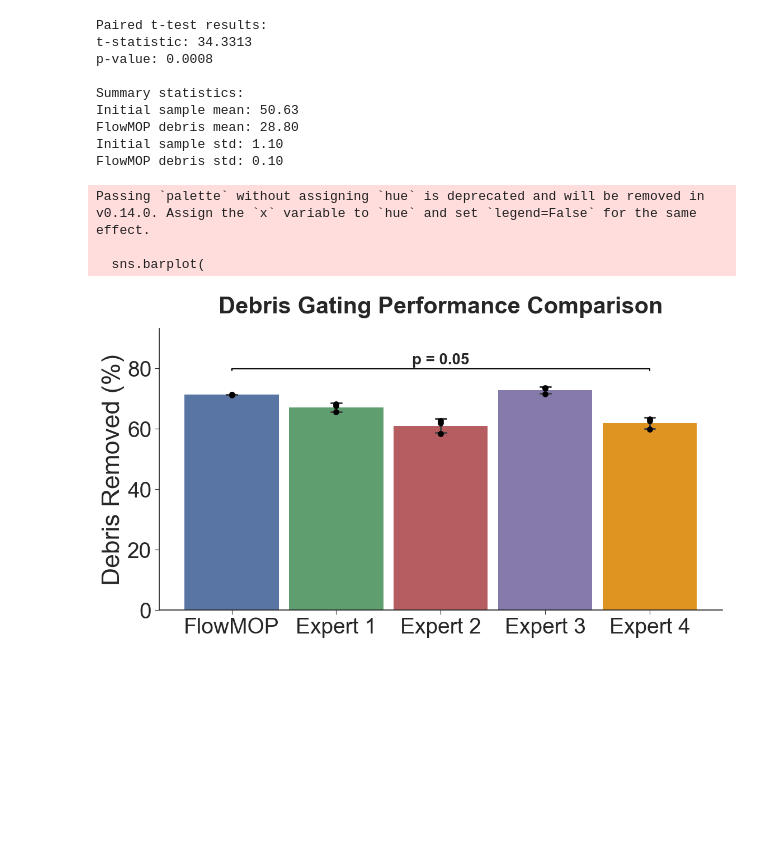
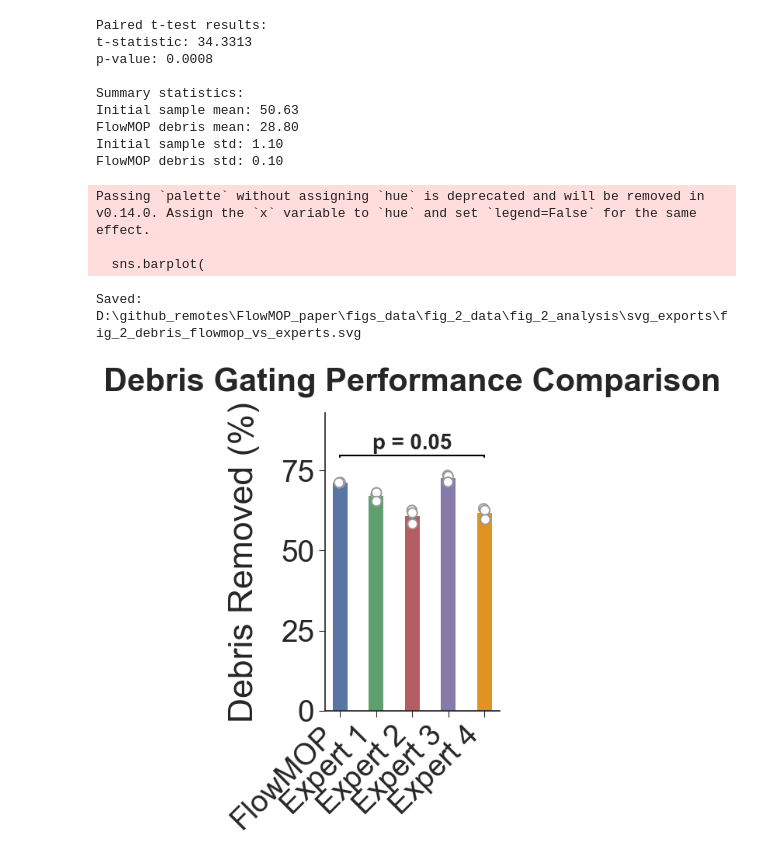
Before and after one commit to 1ordinateur/FlowMOP_paper, a Jupyter notebook: figs_data/fig_2_data/fig_2_analysis/fig_2_debris.ipynb, the cells around one changed output. Saved outputs shown, nothing was run; the diff lists cells and outputs as text; code cells hidden in the pictures; blank space fills up the shorter version.

Commit message:
figures updates

```diff
--- a/figs_data/fig_2_data/fig_2_analysis/fig_2_debris.ipynb
+++ b/figs_data/fig_2_data/fig_2_analysis/fig_2_debris.ipynb
@@ -198,9 +198,10 @@ n_tests = len(p_values)
 
 # -------- Plot styling and layout --------
 plt.style.use("seaborn-v0_8-ticks")
-fig, ax = plt.subplots(figsize=(12, 7))  # wide, short figure
+fig, ax = plt.subplots(figsize=(4.4, 9.6))  # tall, narrow figure
 
 palette = ["#4c72b0", "#55a868", "#c44e52", "#8172b2", "#ff9900"]
+palette_map = dict(zip(order, palette))
 
 # Bar plot with SD error bars
 sns.barplot(
@@ -211,22 +212,26 @@ sns.barplot(
     palette=palette,
     errorbar="sd",
     capsize=0.1,
-    width=0.9,            # <— fatter bars
+    width=0.40,
     ax=ax,
 )
 
-# Stripplot for individual points
+# Colored points per algorithm
 sns.stripplot(
     x="sampler_anonymized",
     y="removed_debris",
+    hue="sampler_anonymized",
     data=plot_df,
     order=order,
-    color="black",
-    size=7,
-    jitter=0,
+    hue_order=order,
+    palette={k: "white" for k in order},
+    dodge=False,
+    size=9,
+    jitter=0.03,
     ax=ax,
     edgecolor="gray",
-    linewidth=0.7,
+    linewidth=1.4,
+    legend=False,
 )
 
 # Titles and labels
@@ -239,6 +244,9 @@ ax.set_title(
 ax.set_xlabel("")
 ax.set_ylabel("Debris Removed (%)", fontsize=BIG_FONTS["label"])
 ax.tick_params(axis="both", which="major", labelsize=BIG_FONTS["tick"])
+plt.setp(ax.get_xticklabels(), rotation=45, ha="right")
+ax.yaxis.labelpad = 20
+fig.subplots_adjust(left=0.23, bottom=0.30)
 sns.despine()
 
 # -------- Significance annotations --------
@@ -270,35 +278,44 @@ def add_significance_bar(x1, x2, p_corrected, y_pos, ax):
         fontsize=BIG_FONTS["annot"],
         weight="bold",
     )
 
 # Compute vertical position for bars
 max_y = 0
 for p in ax.patches:
     mean_val = p.get_height()
     group_idx = int(round(p.get_x() + p.get_width() / 2.0))
     group_name = order[group_idx]
     std_val = plot_df[plot_df["sampler_anonymized"] == group_name]["removed_debris"].std()
     max_y = max(max_y, mean_val + std_val)
 
 bar_y_pos = max_y * 1.08
 y_increment = max_y * 0.12
 
 x_flowmop = order.index("FlowMOP")
 for expert in order[1:]:
     p_corrected = min(p_values[expert] * n_tests, 1.0)
     if p_corrected < 0.05:
         x_expert = order.index(expert)
         add_significance_bar(x_flowmop, x_expert, p_corrected, bar_y_pos, ax)
         bar_y_pos += y_increment
 
 ax.set_ylim(top=bar_y_pos * 1.05)
-plt.tight_layout()
+plt.tight_layout(rect=[0, 0.28, 1, 1])
+
+from pathlib import Path
+export_dir = Path("svg_exports")
+export_dir.mkdir(parents=True, exist_ok=True)
+output_svg = export_dir / "fig_2_debris_flowmop_vs_experts.svg"
+fig.savefig(output_svg, format="svg", bbox_inches="tight")
+print(f"Saved: {output_svg.resolve()}")
+
 plt.show()
 # %% [output]
 Passing `palette` without assigning `hue` is deprecated and will be removed in v0.14.0. Assign the `x` variable to `hue` and set `legend=False` for the same effect.
 
   sns.barplot(
+Saved: D:\github_remotes\FlowMOP_paper\figs_data\fig_2_data\fig_2_analysis\svg_exports\fig_2_debris_flowmop_vs_experts.svg
-[figure, old version]
+[figure, new version]
 # %%
 import matplotlib.pyplot as plt
 import seaborn as sns
```
Also changed, not shown: parts of 2 cells of this notebook, 17 other files.
